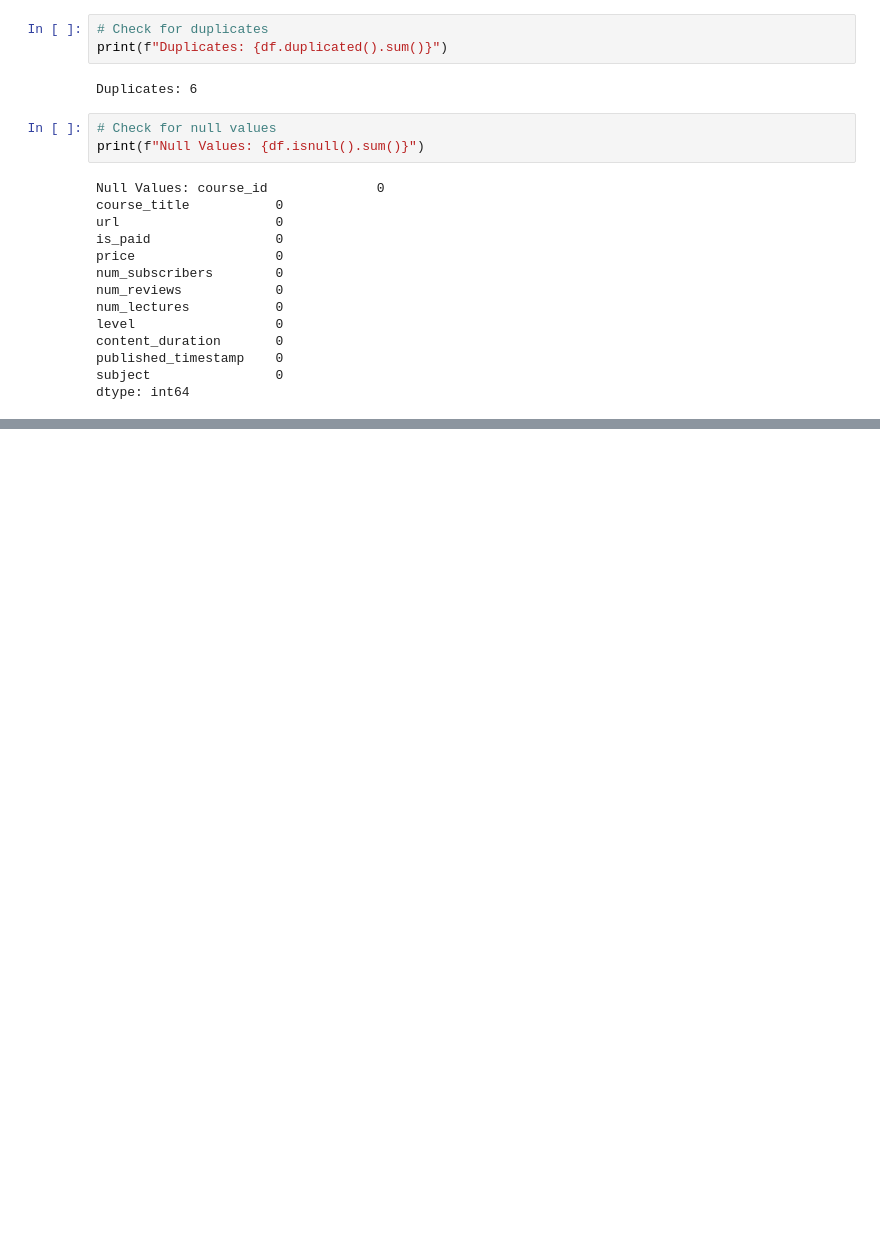
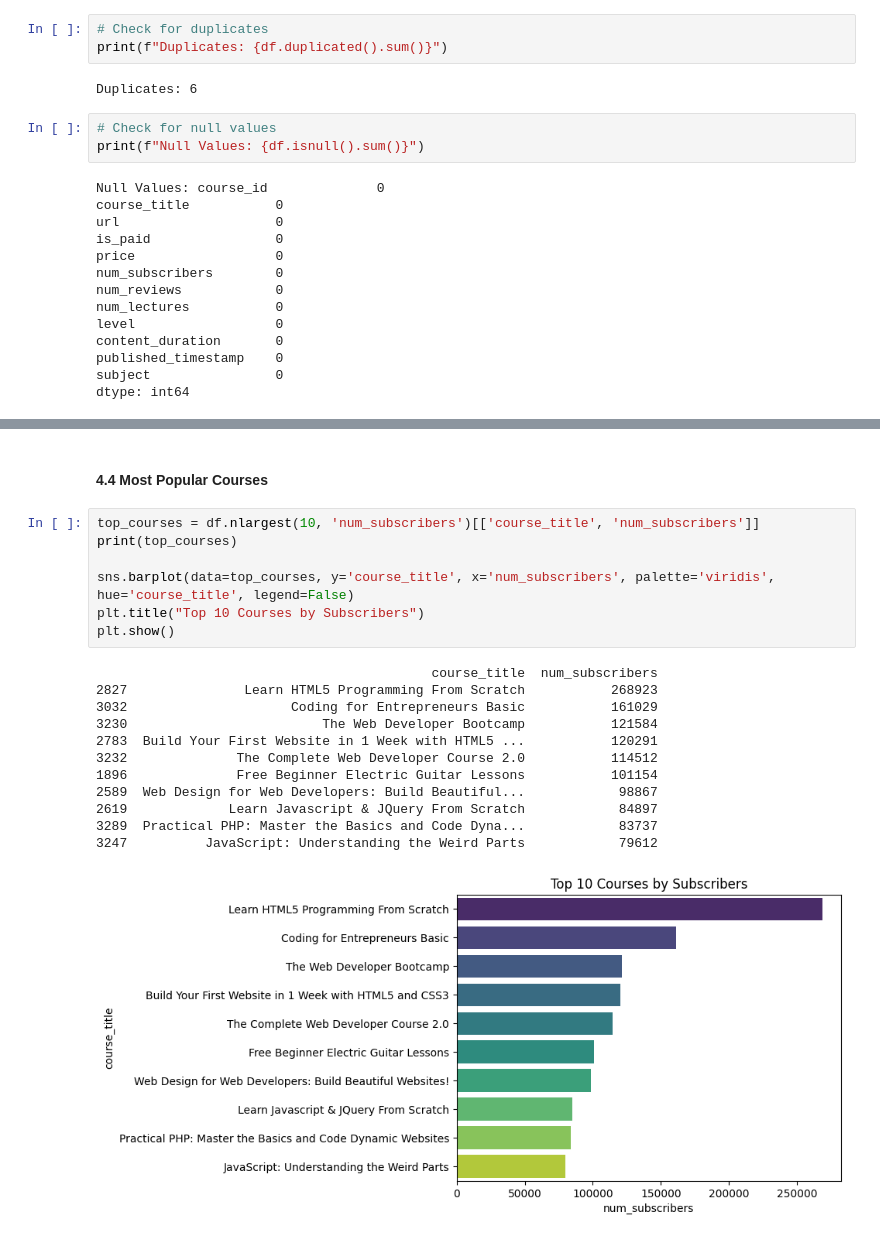
Before and after one commit to hirakhan95/course-cost-analyzer, a Jupyter notebook: jupyter_notebooks/2. Exploratory_Data_Analysis.ipynb, the cells around one changed output, grey strips where cells are left out. Saved outputs shown, nothing was run; the diff lists cells and outputs as text; blank space fills up the shorter version.

```diff
--- a/jupyter_notebooks/2. Exploratory_Data_Analysis.ipynb
+++ b/jupyter_notebooks/2. Exploratory_Data_Analysis.ipynb
@@ -110,0 +142,22 @@ dtype: int64
+# %% [markdown]
+#### 4.4 Most Popular Courses
+# %%
+top_courses = df.nlargest(10, 'num_subscribers')[['course_title', 'num_subscribers']]
+print(top_courses)
+
+sns.barplot(data=top_courses, y='course_title', x='num_subscribers', palette='viridis', hue='course_title', legend=False)
+plt.title("Top 10 Courses by Subscribers")
+plt.show()
+# %% [output]
+                                           course_title  num_subscribers
+2827               Learn HTML5 Programming From Scratch           268923
+3032                     Coding for Entrepreneurs Basic           161029
+3230                         The Web Developer Bootcamp           121584
+2783  Build Your First Website in 1 Week with HTML5 ...           120291
+3232              The Complete Web Developer Course 2.0           114512
+1896              Free Beginner Electric Guitar Lessons           101154
+2589  Web Design for Web Developers: Build Beautiful...            98867
+2619             Learn Javascript & JQuery From Scratch            84897
+3289  Practical PHP: Master the Basics and Code Dyna...            83737
+3247          JavaScript: Understanding the Weird Parts            79612
+[figure, added]
```
Also changed, not shown: parts of 19 cells of this notebook.
